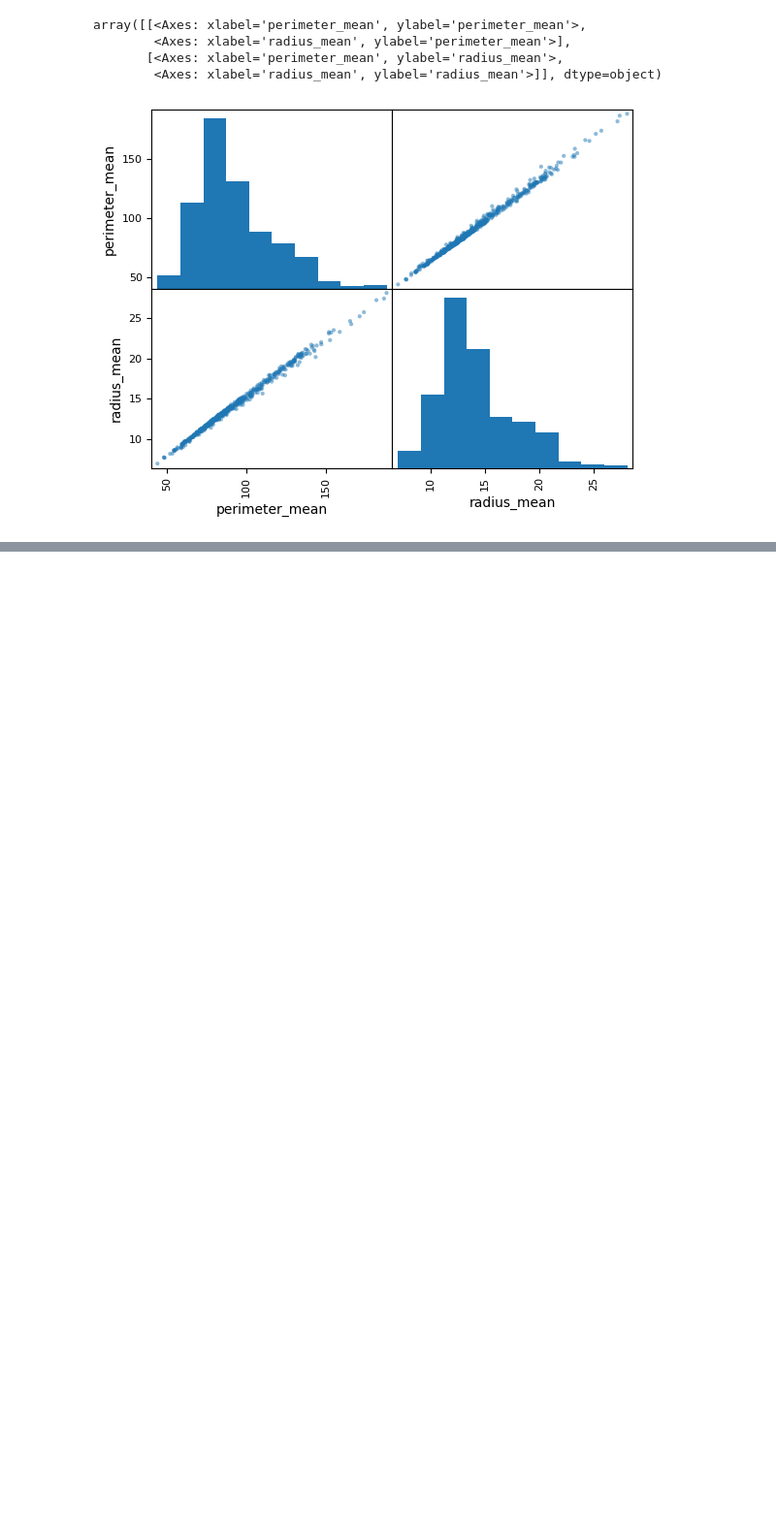
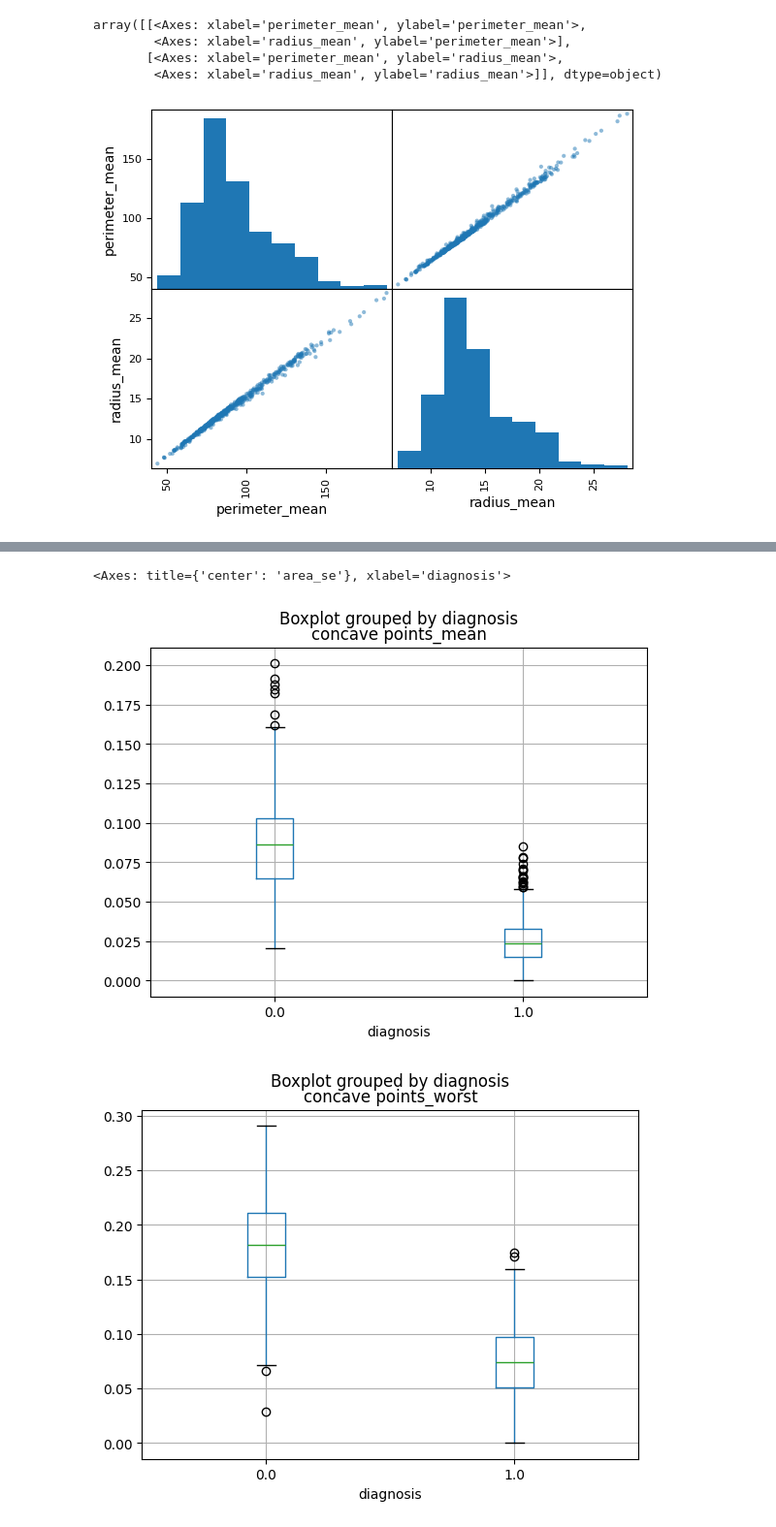
Before and after one commit to Berendej/ML-hw-6, a Jupyter notebook: ml-hw-6.ipynb, the cells around one changed output, grey strips where cells are left out. Shown at 97% size. Saved outputs shown, nothing was run; the diff lists cells and outputs as text; code cells hidden in the pictures; blank space fills up the shorter version.

```diff
--- a/ml-hw-6.ipynb
+++ b/ml-hw-6.ipynb
@@ -207,0 +215,12 @@ pd.plotting.scatter_matrix(d[['concave points_worst', 'diagnosis']])
+# %%
+# Используя boxplots и группировку по целевой переменной, попробуйте предположить,
+# по каким признакам наиболее удобно было бы отделить злокачественные новообразования от доброкачественных.
+# Посмотрим какие еще признаки кроме 'concave points_mean' наиболее информативны
+d.boxplot(column=['concave points_mean'], by='diagnosis')
+d.boxplot(column=['concave points_worst'], by='diagnosis')
+d.boxplot(column=['area_mean'], by='diagnosis')
+d.boxplot(column=['area_se'], by='diagnosis')
+# %% [output]
+<Axes: title={'center': 'area_se'}, xlabel='diagnosis'>
+[figure, added]
+[figure, added]
```
Also changed, not shown: parts of 8 cells of this notebook.
